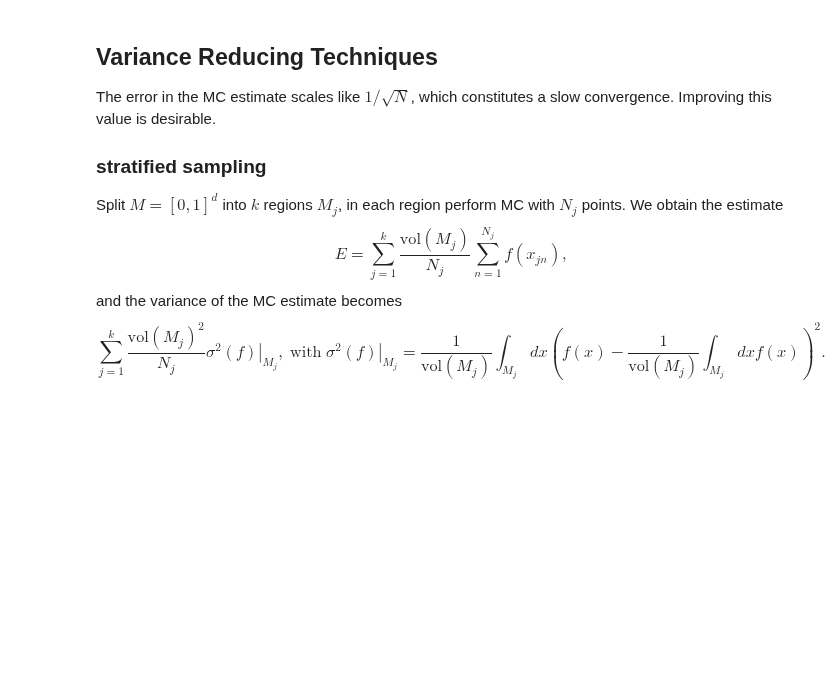
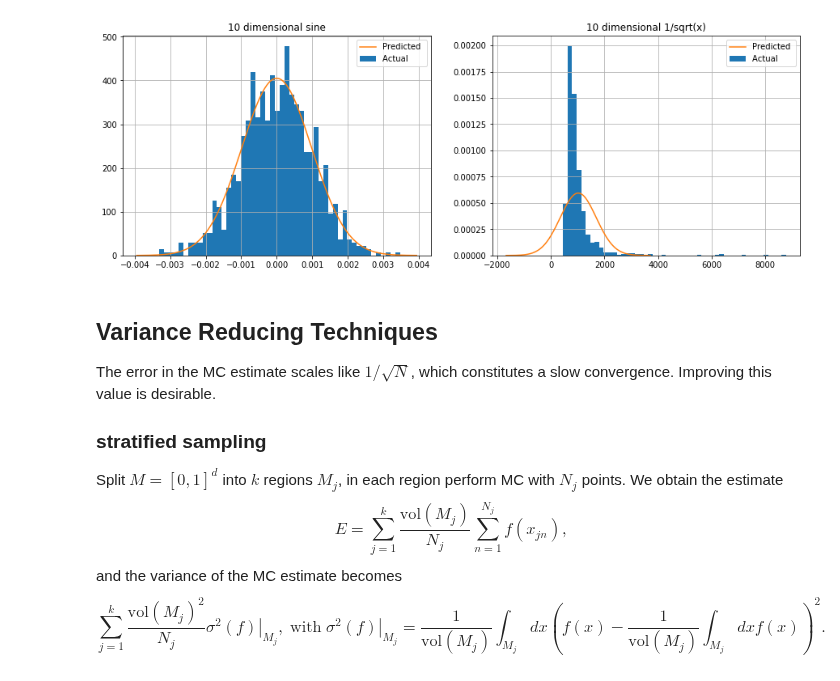
Before and after one commit to mathisgerdes/hep-monte-carlo, a Jupyter notebook: intro/monte_carlo.ipynb, the cells around one changed output. Cells and saved outputs as stored; diff of their text form; code cells hidden in the pictures; blank space fills up the shorter version.

```diff
--- a/intro/monte_carlo.ipynb
+++ b/intro/monte_carlo.ipynb
@@ -62,3 +186,50 @@ MC Plain        average (deviation * sqrt(N)): 1.9097069014386043, average (erro
+# %%
+def plot_distribution(fn, true_val, N, iterations, method, bins=20, name="", alpha=1):
+    """ Plot the distribution of estimates and the predicted Gaussian.
+
+    For the variance of the Gaussian, use the mean of variances obtained from the
+    returned values of the method.
+
+    Args:
+        N: Number of function evaluatios to be passed to method.
+        iterations: Number of estimates to compute with method, choose bins accordingly.
+        bins: Number of bins for the histogram of computed estimates.
+        alpha: Plot histogram with alpha value, useful if comparing multiple distributions.
+        name: Use in label for the plot, useful if comparing multiple distributions.
+    """
+    values = np.empty(iterations)
+    mean_var = 0
+
+    for i in range(iterations):
+        values[i], var = method(fn, N)
+        mean_var += var**2 / iterations
+
+    plt.hist(values, bins=bins, normed=True, label="Actual " + name, alpha=alpha)
+
+    x = np.linspace(true_val-4*np.sqrt(mean_var), true_val+4*np.sqrt(mean_var), 1000)
+    plt.plot(x, np.exp(-(x-true_val)**2/2/mean_var) / np.sqrt(np.pi*2*mean_var), label="Predicted " + name)
+
+    # config
+    plt.grid()
+    plt.legend(loc="best")
+# %%
+# Plot errors for sine and 1/sqrt(x) in any dimension
+dim = 10
+it = 1000  # number of iterations for the histogram
+bins = 50  # number of bins for the histograms
+N = 1000   # number of function evaluations
+
+plt.figure(figsize=(15,5))
+plt.subplot(121)
+plt.title("%d dimensional sine"%dim)
+plot_distribution(sin_nd, 0, N=N, iterations=it, method=MonteCarloPlain(dim), bins=bins)
+
+plt.subplot(122)
+plt.title("%d dimensional 1/sqrt(x)"%dim)
+plot_distribution(sqrtx_inv, sqrtx_inv_trueval(dim), N=N, iterations=it, method=MonteCarloPlain(dim), bins=bins)
+plt.show()
+# %% [output]
+[figure, added]
 # %% [markdown]
 ## Variance Reducing Techniques
 The error in the MC estimate scales like $1/\sqrt{N}$, which constitutes a slow convergence. Improving this value is desirable.
```
Also changed, not shown: parts of 14 cells of this notebook.
